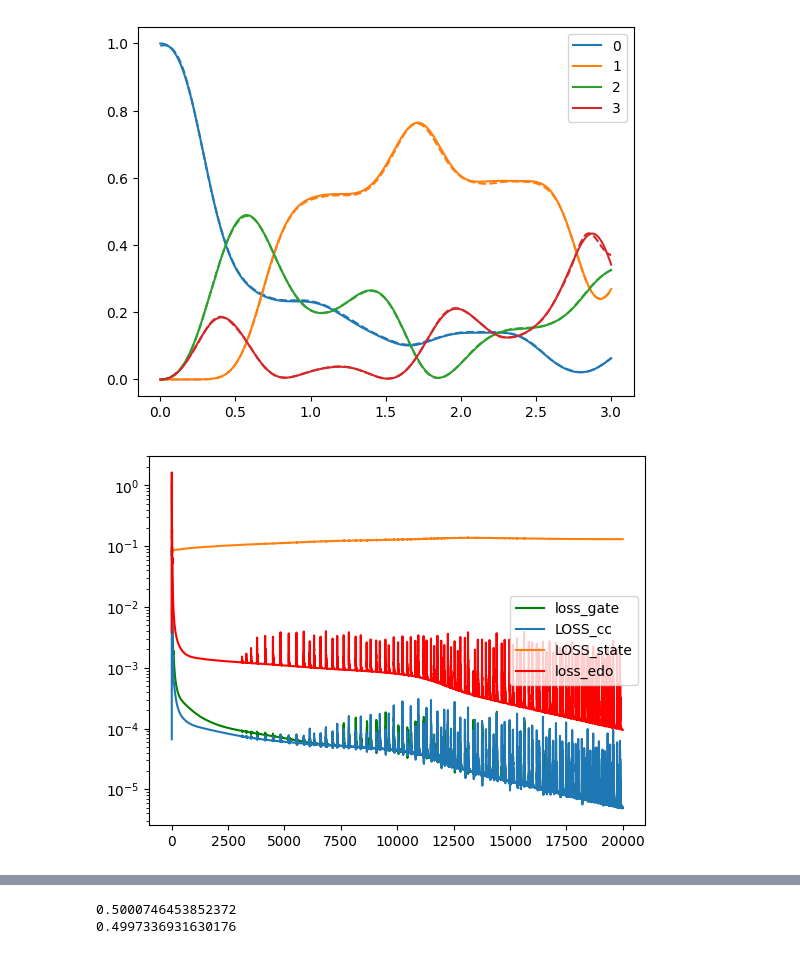
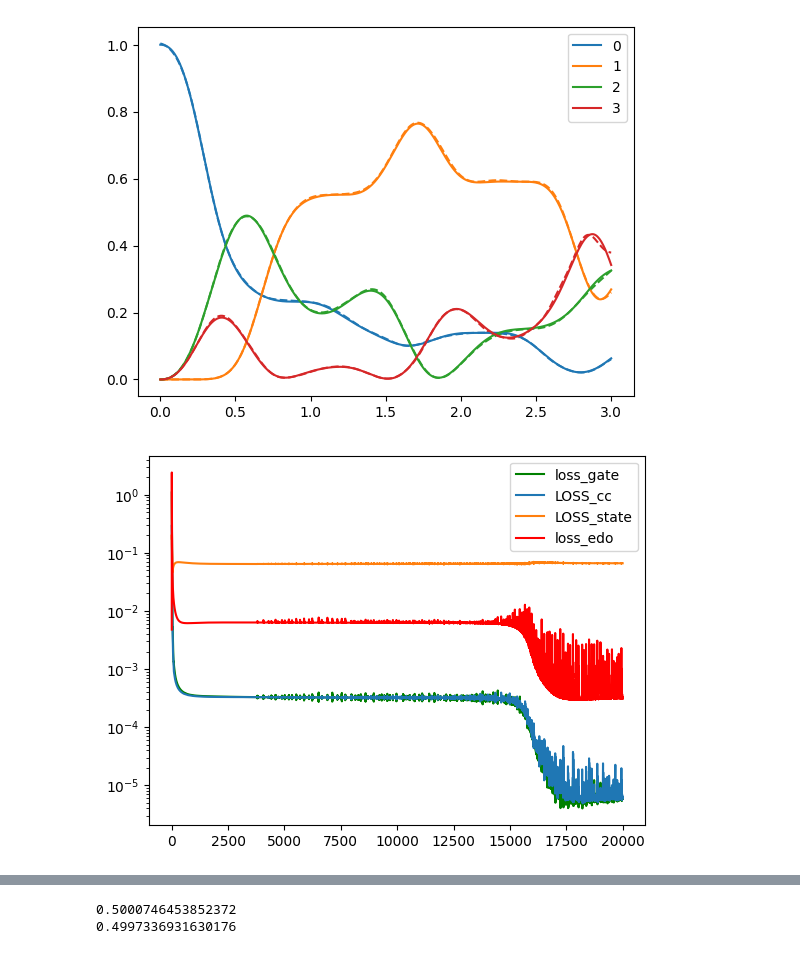
Before and after one commit to martinjimenez388/my-first-proyect, a Jupyter notebook: PINN_control_4levels_pre_trained.ipynb, the cells around one changed output, grey strips where cells are left out. Cells and saved outputs as stored; diff of their text form; code cells hidden in the pictures.

```diff
--- a/PINN_control_4levels_pre_trained.ipynb
+++ b/PINN_control_4levels_pre_trained.ipynb
@@ -433,12 +433,12 @@ v0=tc.zeros(Nedo)
 vt=tc.zeros(Nedo)
 
 #porta X: initial states are e^(i pi/4) |0> and e^(-i pi/4) |1>
-#v0[0]=sqrt12; v0[1]=sqrt12; v0[10]=sqrt12; v0[11]=-sqrt12
-#vt[2]=sqrt12; vt[3]=sqrt12; vt[8]=sqrt12; vt[9]=-sqrt12
+v0[0]=sqrt12; v0[1]=sqrt12; v0[10]=sqrt12; v0[11]=-sqrt12
+vt[2]=sqrt12; vt[3]=sqrt12; vt[8]=sqrt12; vt[9]=-sqrt12
 
 #porta Hadamard: initial states are |0> and |1>
-v0[0]=1.0; v0[10]=1.0
-vt[0]=sqrt12; vt[2]=sqrt12; vt[8]=sqrt12; vt[10]=-sqrt12
+#v0[0]=1.0; v0[10]=1.0
+#vt[0]=sqrt12; vt[2]=sqrt12; vt[8]=sqrt12; vt[10]=-sqrt12
 #v0[0]=sqrt12; v0[1]=sqrt12; v0[10]=sqrt12; v0[11]=-sqrt12
 #vt[0]=0.5; vt[1]=0.5; vt[2]=0.5; vt[3]=0.5; vt[8]=0.5; vt[9]=-0.5; vt[10]=-0.5; vt[11]=0.5
 
@@ -472,35 +472,35 @@ for _ in tqdm(range(epocas)):
     derivs = tc.cat(
         [tc.autograd.grad(v, time, grad_outputs=tc.ones_like(v),
                           create_graph=True)[0] for v in vars_list],
         dim=1
     )
 
     LOSS_edo, LOSS_cc, Loss_gate, Loss_state = calculate_all_losses(s0, s1, derivs, v0, vt, Op, Os)
 
     #Loss_freq = ((tc.autograd.grad(Op, time, grad_outputs=tc.ones_like(Os), create_graph=True)[0])**2).mean()
     #Loss_freq += ((tc.autograd.grad(Os, time, grad_outputs=tc.ones_like(Op), create_graph=True)[0])**2).mean()
 
     ####### Loss total #######
-    loss_i = LOSS_edo + LOSS_cc + Loss_gate# + 0.2*Loss_state + 0.05*((((Op[1:]-Op[:-1])/time[1])**2).mean() + (((Os[1:]-Os[:-1])/time[1])**2).mean())#((Op**2).mean() + (Os**2).mean())
+    loss_i = LOSS_edo + LOSS_cc + Loss_gate + 0.2*Loss_state# + 0.05*((((Op[1:]-Op[:-1])/time[1])**2).mean() + (((Os[1:]-Os[:-1])/time[1])**2).mean())#((Op**2).mean() + (Os**2).mean())
 
     ####### Backpropagation #######
     opt.zero_grad()
     loss_i.backward()
     opt.step()
     LOSS1.append(LOSS_edo.cpu().detach().numpy())
     LOSS2.append(LOSS_cc.cpu().detach().numpy())
     LOSS3.append(Loss_state.cpu().detach().numpy())
     LOSS.append(Loss_gate.cpu().detach().numpy())
 
 plt.plot(LOSS,"g",label="loss_gate")
 plt.plot(LOSS2,label="LOSS_cc")
 plt.plot(LOSS3,label="LOSS_state")
 plt.plot(LOSS1,'r-',label="loss_edo")
 plt.yscale("log")
 plt.legend()
 plt.show()
 # %% [output]
-[figure, old version]
+[figure, new version]
 # %%
 t_points =  np.linspace(0,tfinal, N)
 X_  = X_vector(time).detach().numpy()
```
Also changed, not shown: parts of 4 cells of this notebook, 2 other files.
